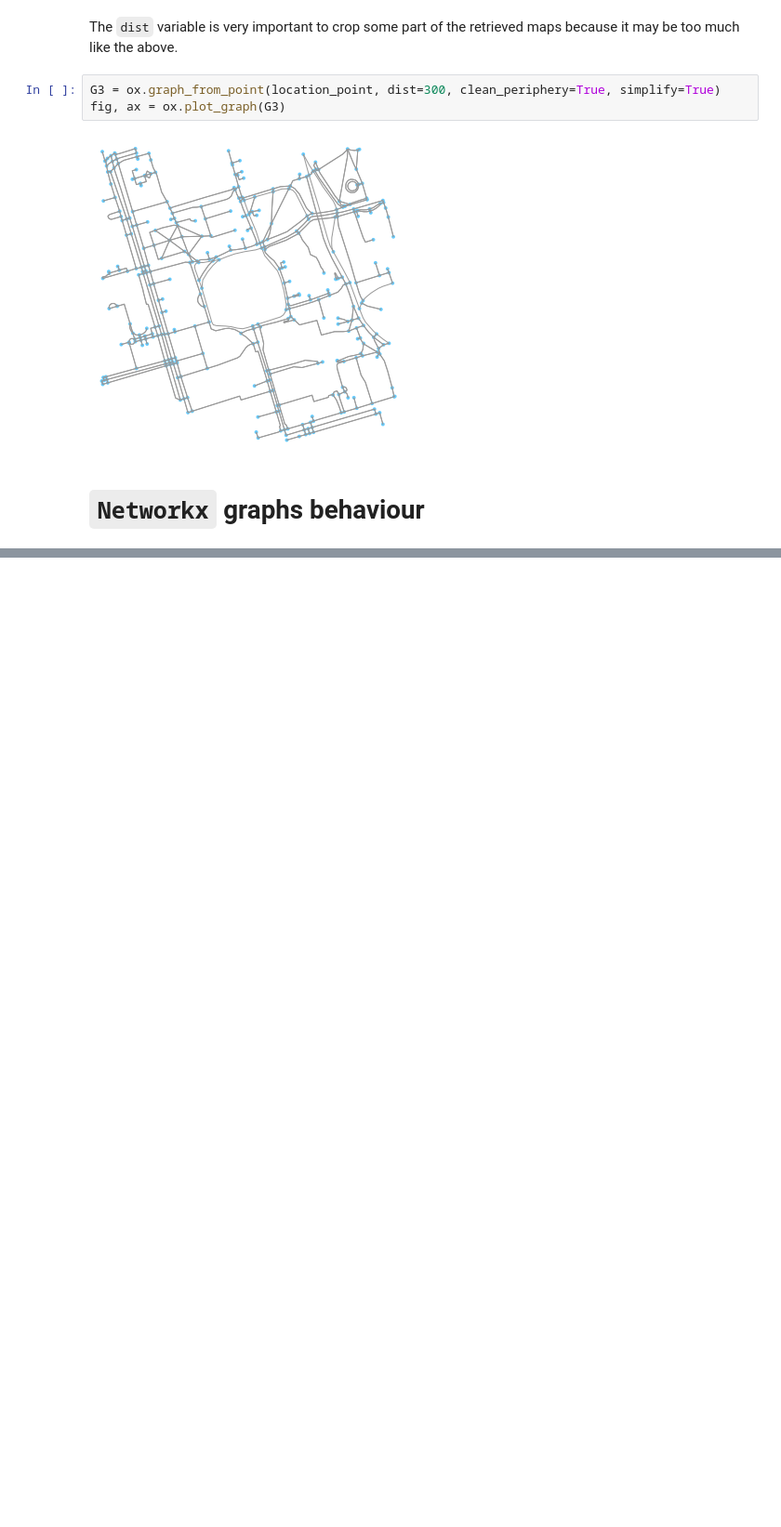
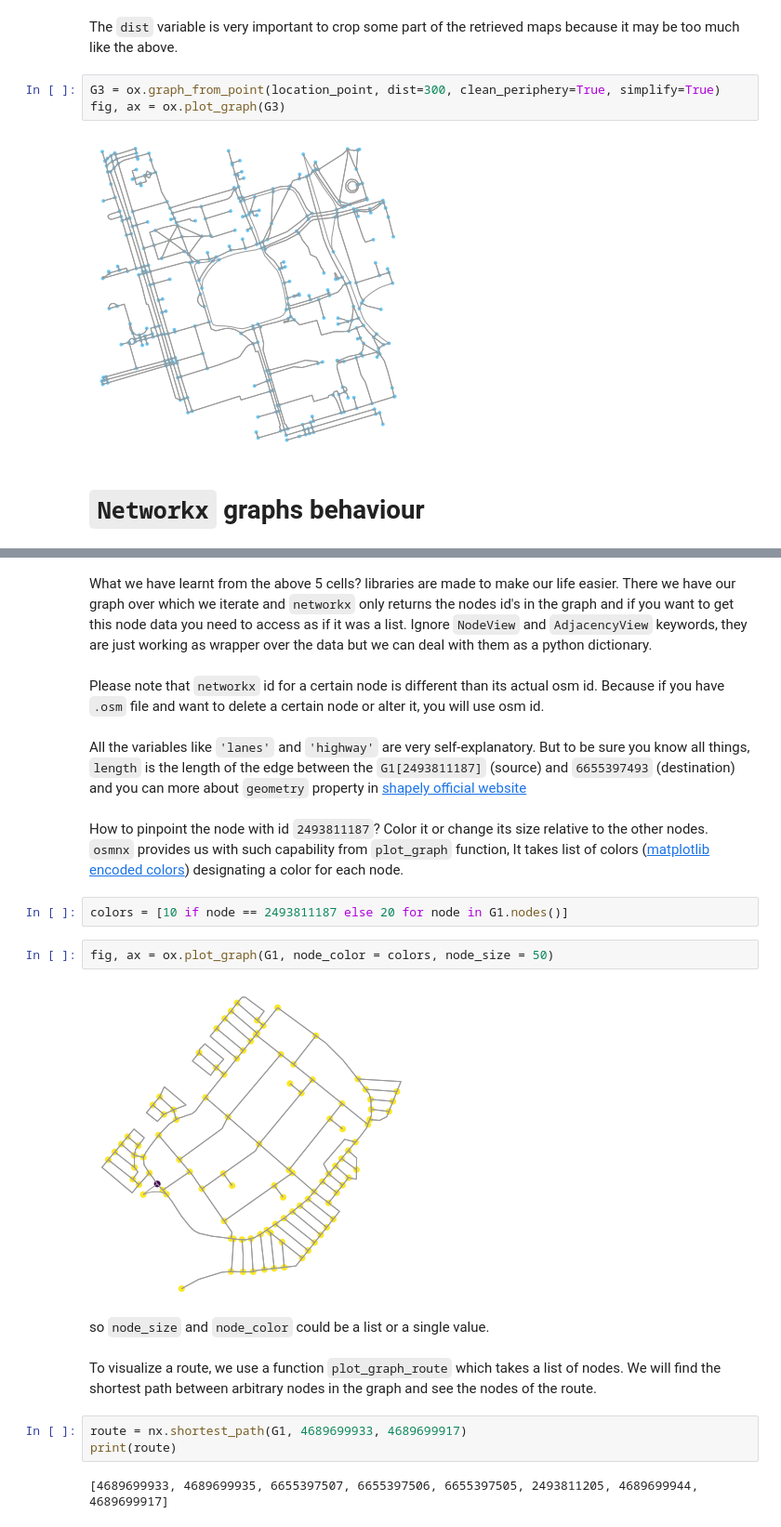
Before and after one commit to SmartMobilityAlgorithms/GettingStarted, a Jupyter notebook: osmnx_tutorial.ipynb, the cells around one changed output, grey strips where cells are left out. Shown at 93% size. Cells and saved outputs as stored; diff of their text form; blank space fills up the shorter version.

```diff
--- a/osmnx_tutorial.ipynb
+++ b/osmnx_tutorial.ipynb
@@ -44,0 +57,24 @@ Let's see w
+# %% [markdown]
+What we have learnt from the above 5 cells? libraries are made to make our life easier. There we have our graph over which we iterate and `networkx` only returns the nodes id's in the graph and if you want to get this node data you need to access as if it was a list. Ignore `NodeView` and `AdjacencyView` keywords, they are just working as wrapper over the data but we can deal with them as a python dictionary.
+# %% [markdown]
+Please note that `networkx` id for a certain node is different than its actual osm id. Because if you have `.osm` file and want to delete a certain node or alter it, you will use osm id.
+# %% [markdown]
+All the variables like `'lanes'` and `'highway'` are very self-explanatory. But to be sure you know all things, `length` is the length of the edge between the `G1[2493811187]` (source) and `6655397493` (destination) and you can more about `geometry` property in [shapely official website](https://pypi.org/project/Shapely/)
+# %% [markdown]
+How to pinpoint the node with id `2493811187`? Color it or change its size relative to the other nodes. `osmnx` provides us with such capability from `plot_graph` function, It takes list of colors ([matplotlib encoded colors](https://matplotlib.org/2.0.2/api/colors_api.html)) designating a color for each node.
+# %%
+colors = [10 if node == 2493811187 else 20 for node in G1.nodes()]
+# %%
+fig, ax = ox.plot_graph(G1, node_color = colors, node_size = 50)
+# %% [output]
+[figure, added]
+# %% [markdown]
+so `node_size` and `node_color` could be a list or a single value.
+# %% [markdown]
+To visualize a route, we use a function `plot_graph_route` which takes a list of nodes.
+We will find the shortest path between arbitrary nodes in the graph and see the nodes of the route.
+# %%
+route = nx.shortest_path(G1, 4689699933, 4689699917)
+print(route)
+# %% [output]
+[4689699933, 4689699935, 6655397507, 6655397506, 6655397505, 2493811205, 4689699944, 4689699917]
```
Also changed, not shown: parts of 6 cells of this notebook.
